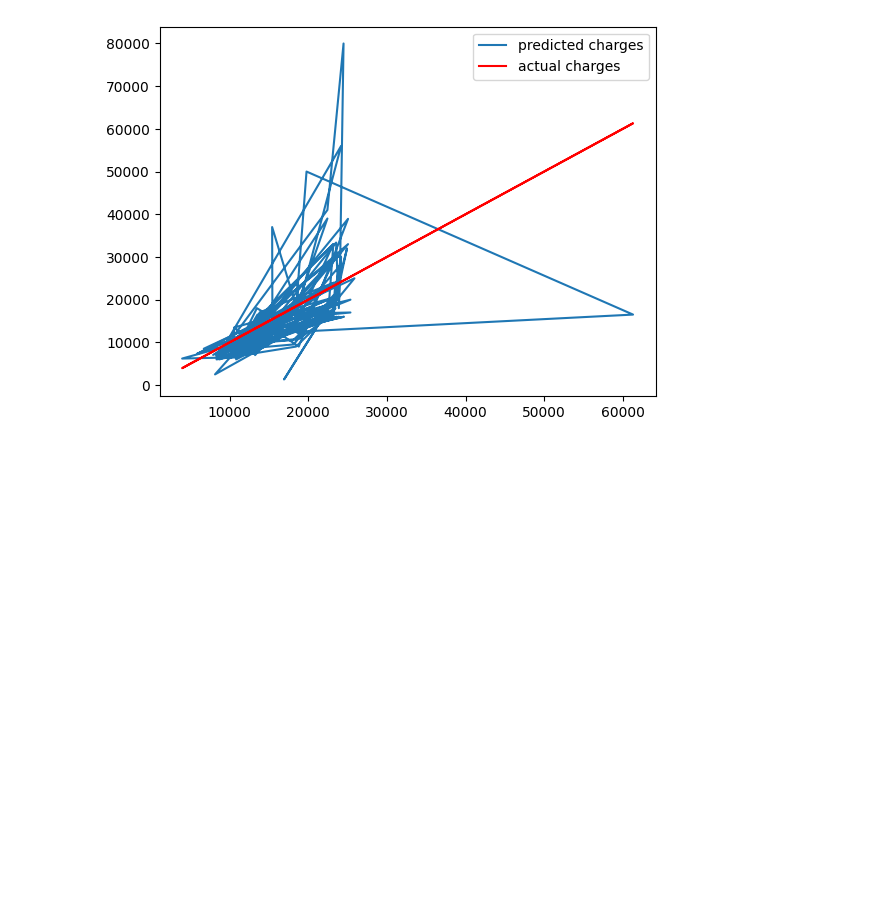
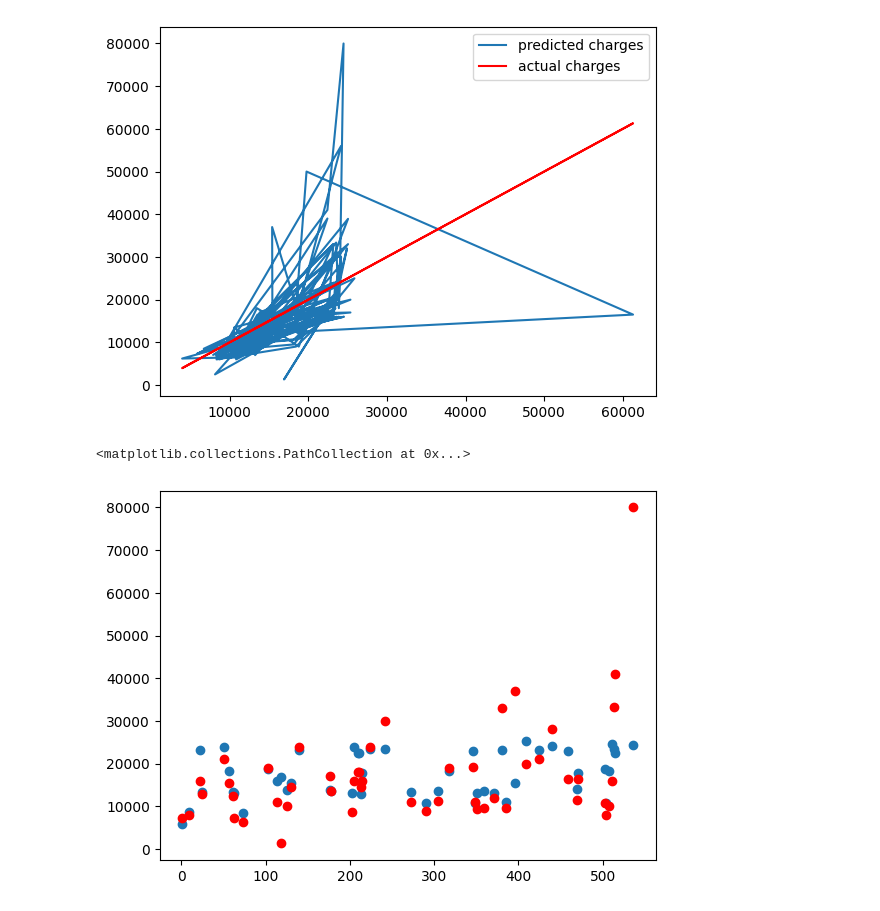
Before and after one commit to Meghna2395/NextHikes--Feature-Extraction-and-Price-Prediction-for-Mobile-Phones, a Jupyter notebook: Feature Extraction and Price Prediction for Mobile Phones.ipynb, the cells around one changed output. Cells and saved outputs as stored; diff of their text form; code cells hidden in the pictures; blank space fills up the shorter version.

```diff
--- a/Feature Extraction and Price Prediction for Mobile Phones.ipynb
+++ b/Feature Extraction and Price Prediction for Mobile Phones.ipynb
@@ -264,3 +264,9 @@ plt.legend()
 plt.show()
 # %% [output]
 [figure]
+# %%
+plt.scatter(y_test[:50].index, y_pred[:50])
+plt.scatter(y_test[:50].index, y_test[:50], color = 'red')
+# %% [output]
+<matplotlib.collections.PathCollection at 0x...>
+[figure, added]
```
